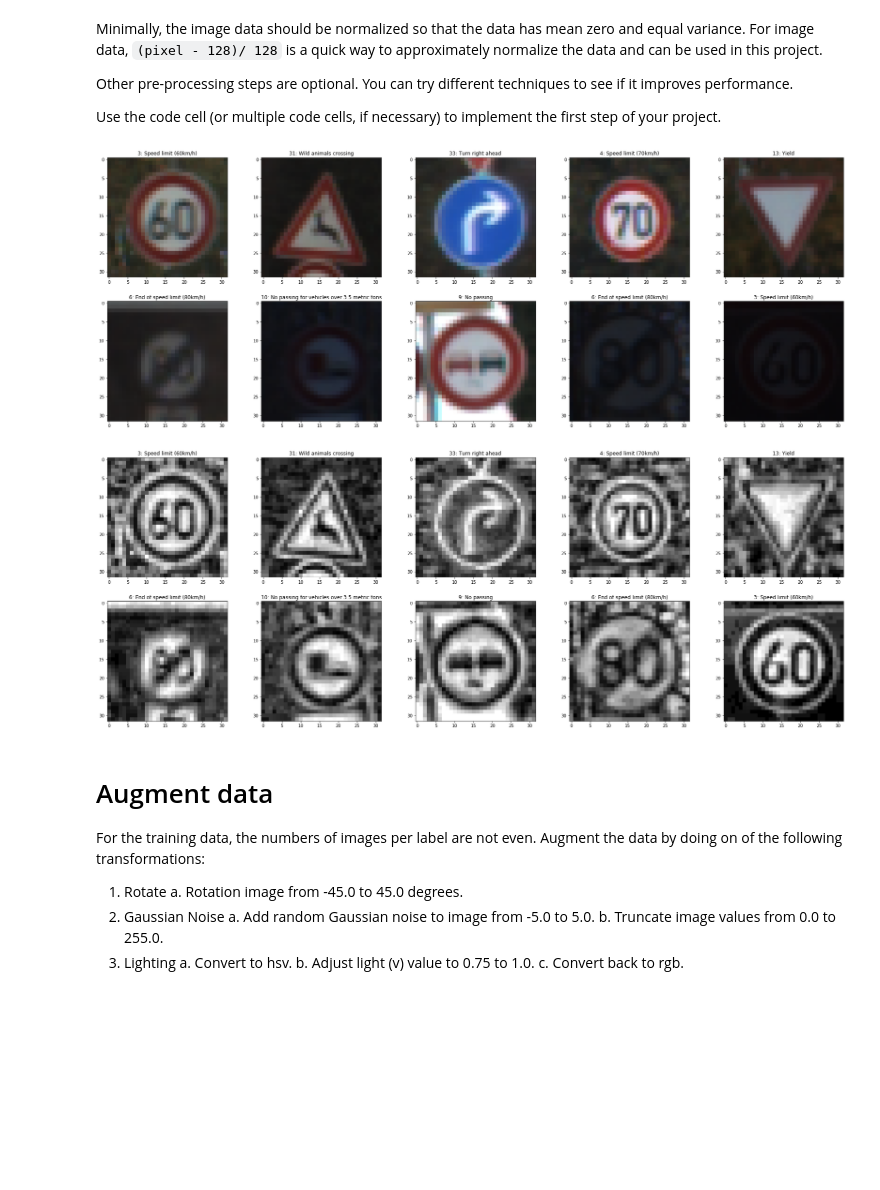
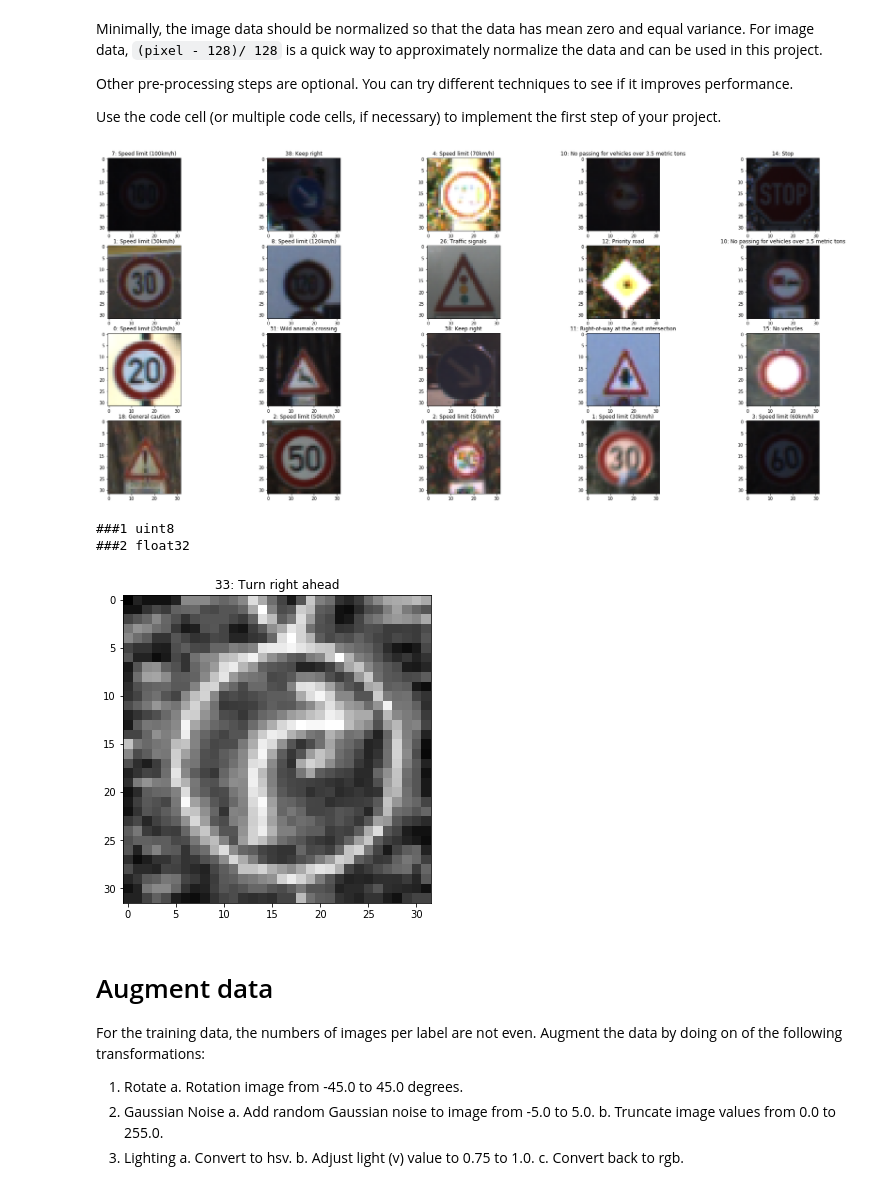
Before and after one commit to ekkus93/CarND-Traffic-Sign-Classifier-Project, a Jupyter notebook: Traffic_Sign_Classifier.ipynb, the cells around one changed output. Cells and saved outputs as stored; diff of their text form; code cells hidden in the pictures; blank space fills up the shorter version.

Commit message:
fixed histogram equalization warning

```diff
--- a/Traffic_Sign_Classifier.ipynb
+++ b/Traffic_Sign_Classifier.ipynb
@@ -491,14 +514,16 @@ def get_canny(image, min_threshold=100, max_threshold=200):
 
     return cv2.Canny(gray, min_threshold, max_threshold)
 # %%
-display_X_y_images(X_train, y_train, signnames_pd, 0, 10)
+display_X_y_images(X_train, y_train, signnames_pd, 20, 40)
 # %% [output]
-[figure, old version]
+[figure, new version]
 # %%
-display_X_y_images(X_train, y_train, signnames_pd, 0, 10, use_gray=True,
+display_X_y_images(X_train, y_train, signnames_pd, 2, 3, use_gray=True,
                    apply_fnc=apply_histogram_equalization)
 # %% [output]
+###1 uint8
+###2 float32
-[figure, old version]
+[figure, new version]
 # %% [markdown]
 # Augment data
 
```
Also changed, not shown: parts of 5 cells of this notebook.
